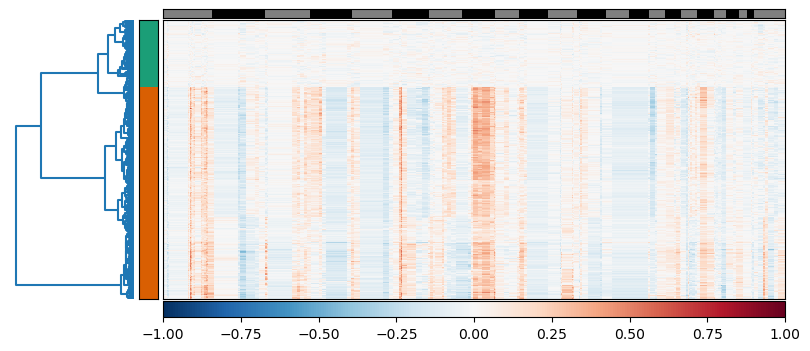
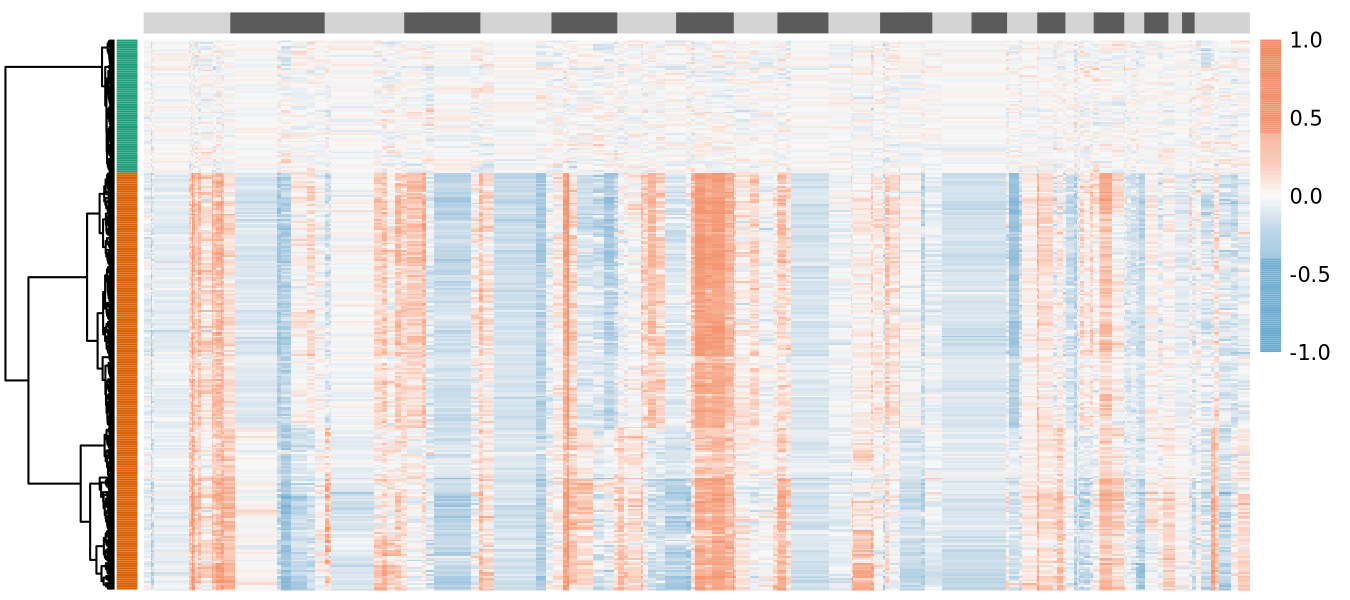
Code edit (unified diff) that turned the first committed figure into the second:
--- before
+++ after
@@ -5,5 +5,5 @@
     col_cluster=False,
     dist_func="euclidean",
-    link_method="ward",
+    link_method="ward.D2",
     col_side_colors=col_side,
     row_side_colors=row_side,
@@ -11,5 +11,5 @@
     breaks=col_breaks,
     dendrogram_="row",
-    figsize=(10, 4),
+    figsize=(9, 4),
     show=True,
 )

Commit: fix(heatmap3): restore figsize, ward semantics, and return-value contract